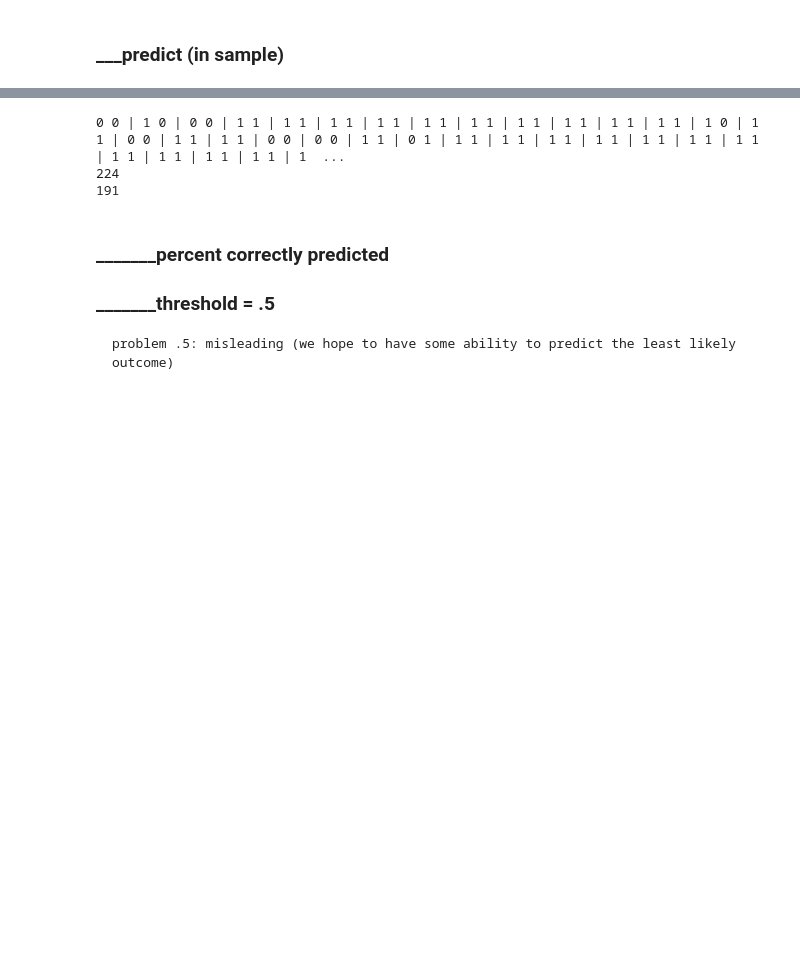
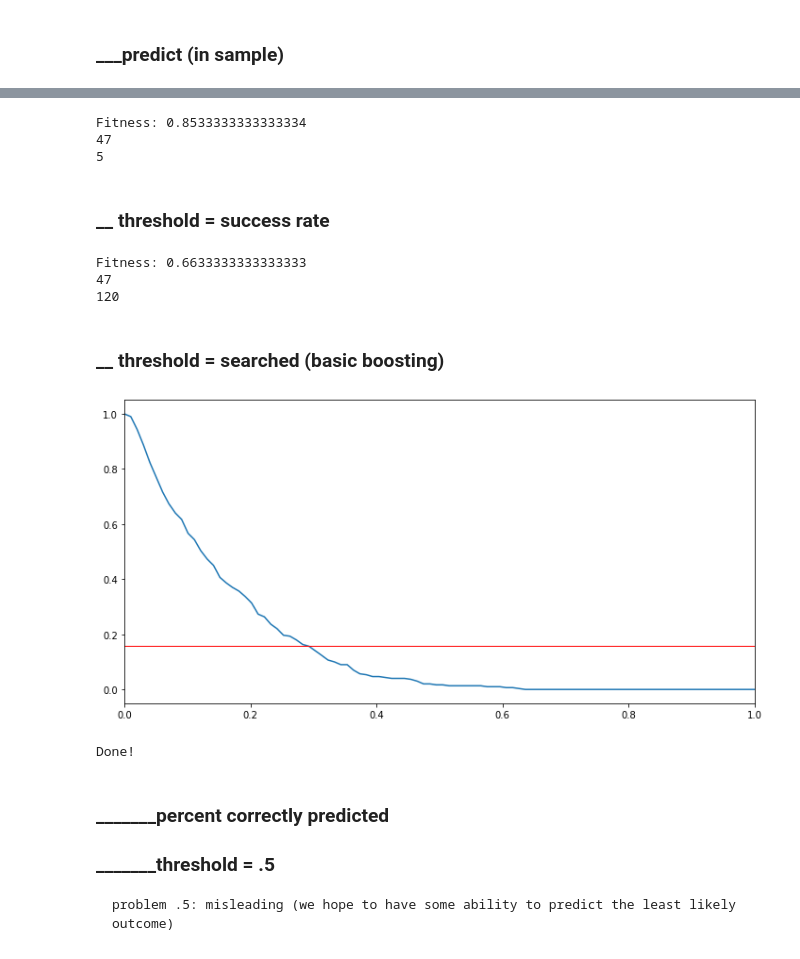
Before and after one commit to andrespdlr/econometricsII, a Jupyter notebook: code/lecture_5.ipynb, the cells around one changed output, grey strips where cells are left out. Drawn from its saved outputs; the diff is of its cells as text; code cells hidden in the pictures; blank space fills up the shorter version.

```diff
--- a/code/lecture_5.ipynb
+++ b/code/lecture_5.ipynb
@@ -250,3 +267,26 @@ Y_hat_ps = model.predict(X)
+# %%
+suma_correct = 0
+suma_y_1 = 0
+threshold = .5
+for i in range(300):
+    true_y = distritos['y_{}'.format(partido)][i]
+    y_hat_p = Y_hat_ps[i]
+    if y_hat_p >= threshold:
+        y_hat = 1
+    else:
+        y_hat = 0
+    if true_y == y_hat:
+        suma_correct += 1
+    suma_y_1 += y_hat
+print('Fitness:', suma_correct / 300)
+print(distritos['y_{}'.format(partido)].sum())
+print(suma_y_1)
+# %% [output]
+Fitness: 0.8533333333333334
+47
+5
+# %% [markdown]
+### __ threshold = success rate
 # %%
 suma_correct = 0
 suma_y_1 = 0
@@ -261,14 +301,46 @@ for i in range(300):
     if true_y == y_hat:
         suma_correct += 1
     suma_y_1 += y_hat
-    print(true_y, y_hat, end=' | ')
 print('Fitness:', suma_correct / 300)
 print(distritos['y_{}'.format(partido)].sum())
 print(suma_y_1)
 # %% [output]
-0 0 | 1 0 | 0 0 | 1 1 | 1 1 | 1 1 | 1 1 | 1 1 | 1 1 | 1 1 | 1 1 | 1 1 | 1 1 | 1 0 | 1 1 | 0 0 | 1 1 | 1 1 | 0 0 | 0 0 | 1 1 | 0 1 | 1 1 | 1 1 | 1 1 | 1 1 | 1 1 | 1 1 | 1 1 | 1 1 | 1 1 | 1 1 | 1 1 | 1  ...
-224
-191
+Fitness: 0.6633333333333333
+47
+120
+# %% [markdown]
+### __ threshold = searched (basic boosting)
+# %%
+success_rates = []
+for threshold in np.linspace(0, 1, 100):
+    suma_correct = 0
+    suma_y_1 = 0
+    for i in range(300):
+        true_y = distritos['y_{}'.format(partido)][i]
+        y_hat_p = Y_hat_ps[i]
+        if y_hat_p >= threshold:
+            y_hat = 1
+        else:
+            y_hat = 0
+        if true_y == y_hat:
+            suma_correct += 1
+        suma_y_1 += y_hat
+    success_rate = suma_y_1 / 300
+    success_rates.append(success_rate)
+# %%
+fig = plt.figure(figsize=(10, 5))
+axis = plt.gca()
+plt.plot(list(np.linspace(0, 1, 100)), success_rates)
+plt.axhline(distritos['y_{}'.format(partido)].sum() / 300, color='red', linewidth=1)
+plt.xlim(0, 1)
+fig.tight_layout()
+plt.show()
+plt.close(plt.gcf())
+print('\nDone!')
+winsound.Beep(frequency, duration)
+# %% [output]
+[figure, added]
+Done!
 # %% [markdown]
 ### _______percent correctly predicted
 ### _______threshold = .5
```
Also changed, not shown: parts of 10 cells of this notebook, 2 other files.
